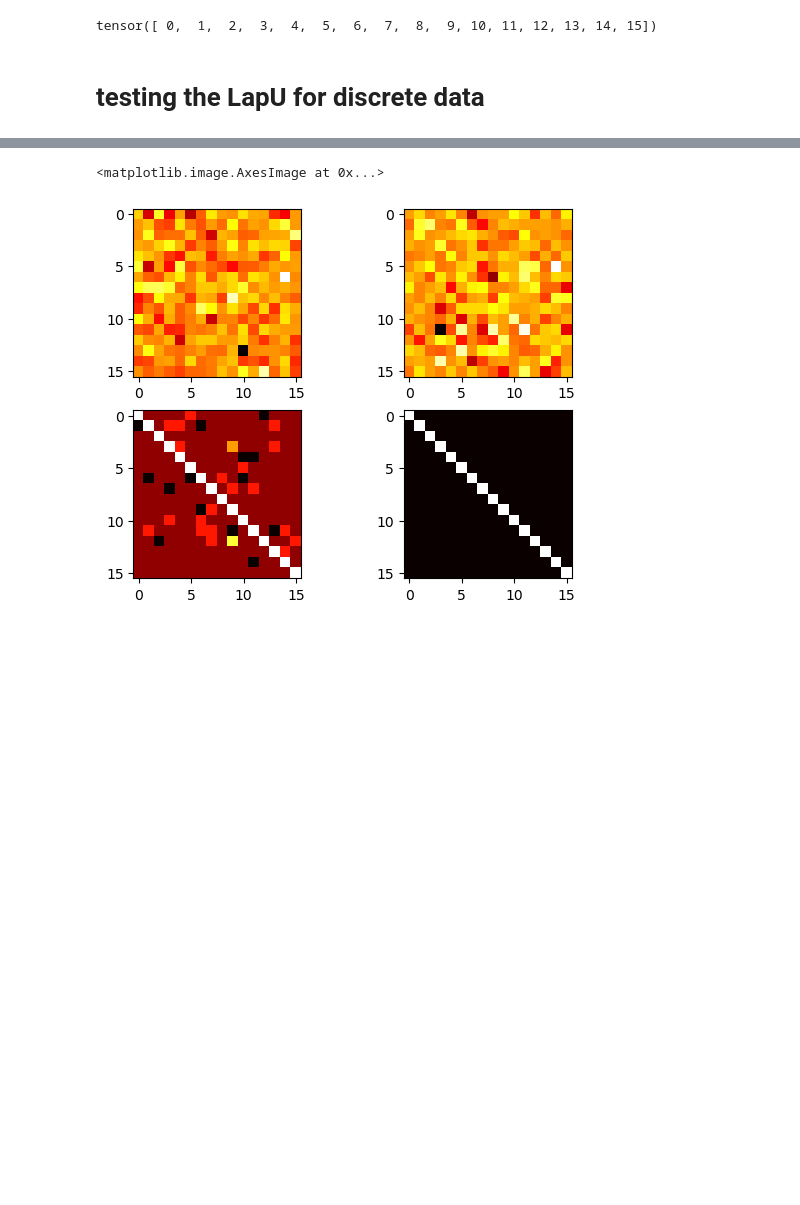
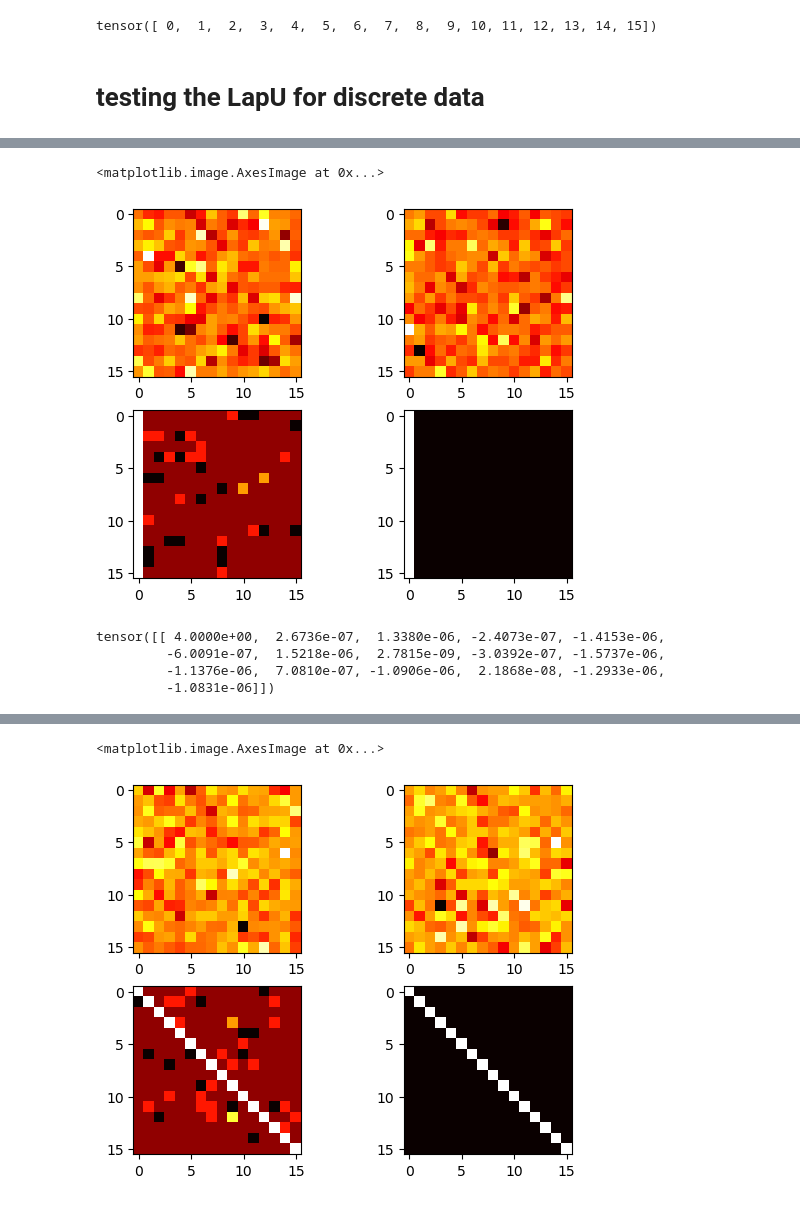
Before and after one commit to Jong-Min-Moon/LDPUts, a Jupyter notebook: playground.ipynb, the cells around one changed output, grey strips where cells are left out. Cells and saved outputs as stored; diff of their text form; code cells hidden in the pictures; blank space fills up the shorter version.

```diff
--- a/playground.ipynb
+++ b/playground.ipynb
@@ -44,0 +49,20 @@ axs[1,1].imshow(laputest.privatize(data_disc, n_category, 1000), cmap = 'hot', i
+# %%
+fig, axs = plt.subplots(2,2)
+axs[0,0].imshow(LDPclient.release_DiscLapU(0.5), cmap = 'hot', interpolation = 'nearest')
+axs[0,1].imshow(LDPclient.release_DiscLapU(1), cmap = 'hot', interpolation = 'nearest')
+axs[1,0].imshow(LDPclient.release_DiscLapU(10), cmap = 'hot', interpolation = 'nearest')
+axs[1,1].imshow(LDPclient.release_DiscLapU(100), cmap = 'hot', interpolation = 'nearest')
+# %% [output]
+<matplotlib.image.AxesImage at 0x...>
+[figure, added]
+# %%
+fig, axs = plt.subplots(2,2)
+axs[0,0].imshow(LDPclient.release_genRR(0.5), cmap = 'hot', interpolation = 'nearest')
+axs[0,1].imshow(LDPclient.release_DiscLapU(1), cmap = 'hot', interpolation = 'nearest')
+axs[1,0].imshow(LDPclient.release_DiscLapU(10), cmap = 'hot', interpolation = 'nearest')
+axs[1,1].imshow(LDPclient.release_DiscLapU(100), cmap = 'hot', interpolation = 'nearest')
+# %% [output]
+tensor([[ 4.0000e+00,  2.6736e-07,  1.3380e-06, -2.4073e-07, -1.4153e-06,
+         -6.0091e-07,  1.5218e-06,  2.7815e-09, -3.0392e-07, -1.5737e-06,
+         -1.1376e-06,  7.0810e-07, -1.0906e-06,  2.1868e-08, -1.2933e-06,
+         -1.0831e-06]])
```
Also changed, not shown: parts of 14 cells of this notebook, 3 other files.
